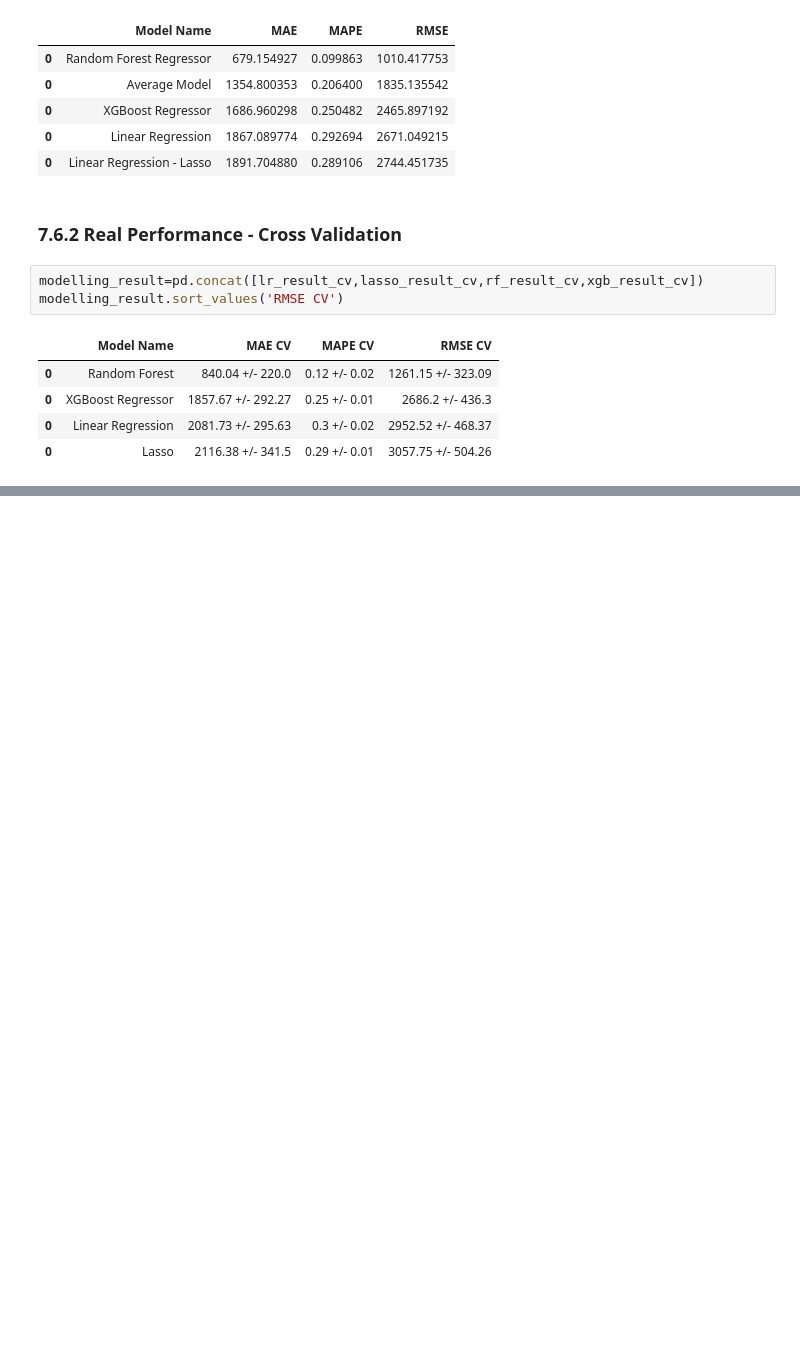
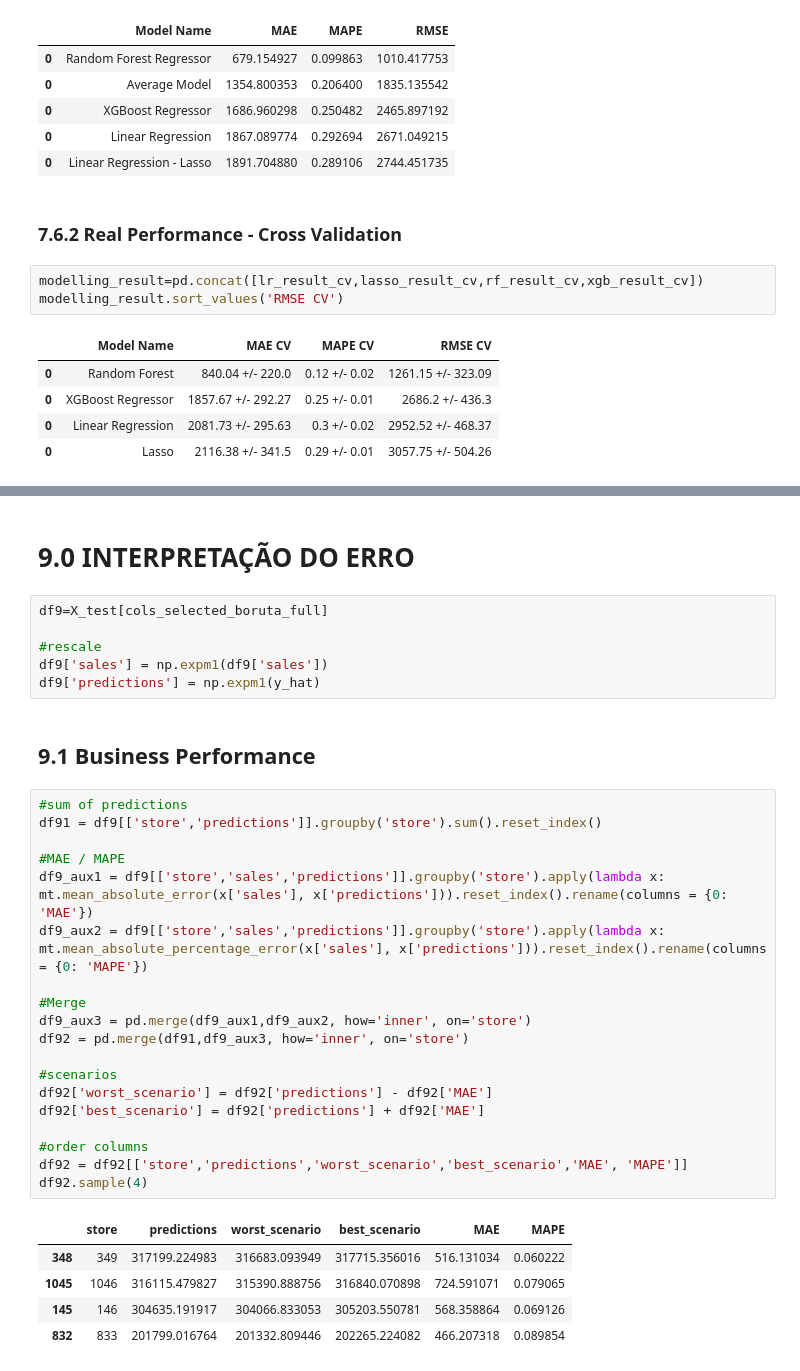
Before and after one commit to leprado06/rossmann, a Jupyter notebook: notebook/v1.ipynb, the cells around one changed output, grey strips where cells are left out. Saved outputs shown, nothing was run; the diff lists cells and outputs as text; blank space fills up the shorter version.

```diff
--- a/notebook/v1.ipynb
+++ b/notebook/v1.ipynb
@@ -1110,0 +1170,35 @@ modelling_result.sort_values('RMSE CV')
+# %% [markdown]
+# 9.0 INTERPRETAÇÃO DO ERRO
+# %%
+df9=X_test[cols_selected_boruta_full]
+
+#rescale
+df9['sales'] = np.expm1(df9['sales'])
+df9['predictions'] = np.expm1(y_hat)
+# %% [markdown]
+## 9.1 Business Performance
+# %%
+#sum of predictions
+df91 = df9[['store','predictions']].groupby('store').sum().reset_index()
+
+#MAE / MAPE
+df9_aux1 = df9[['store','sales','predictions']].groupby('store').apply(lambda x: mt.mean_absolute_error(x['sales'], x['predictions'])).reset_index().rename(columns = {0: 'MAE'})
+df9_aux2 = df9[['store','sales','predictions']].groupby('store').apply(lambda x: mt.mean_absolute_percentage_error(x['sales'], x['predictions'])).reset_index().rename(columns = {0: 'MAPE'})
+
+#Merge
+df9_aux3 = pd.merge(df9_aux1,df9_aux2, how='inner', on='store')
+df92 = pd.merge(df91,df9_aux3, how='inner', on='store')
+
+#scenarios
+df92['worst_scenario'] = df92['predictions'] - df92['MAE']
+df92['best_scenario'] = df92['predictions'] + df92['MAE']
+
+#order columns
+df92 = df92[['store','predictions','worst_scenario','best_scenario','MAE', 'MAPE']]
+df92.sample(4)
+# %% [output]
+|  | store | predictions | worst_scenario | best_scenario | MAE | MAPE |
+| 348 | 349 | 317199.224983 | 316683.093949 | 317715.356016 | 516.131034 | 0.060222 |
+| 1045 | 1046 | 316115.479827 | 315390.888756 | 316840.070898 | 724.591071 | 0.079065 |
+| 145 | 146 | 304635.191917 | 304066.833053 | 305203.550781 | 568.358864 | 0.069126 |
+| 832 | 833 | 201799.016764 | 201332.809446 | 202265.224082 | 466.207318 | 0.089854 |
```
Also changed, not shown: parts of 16 cells of this notebook.
